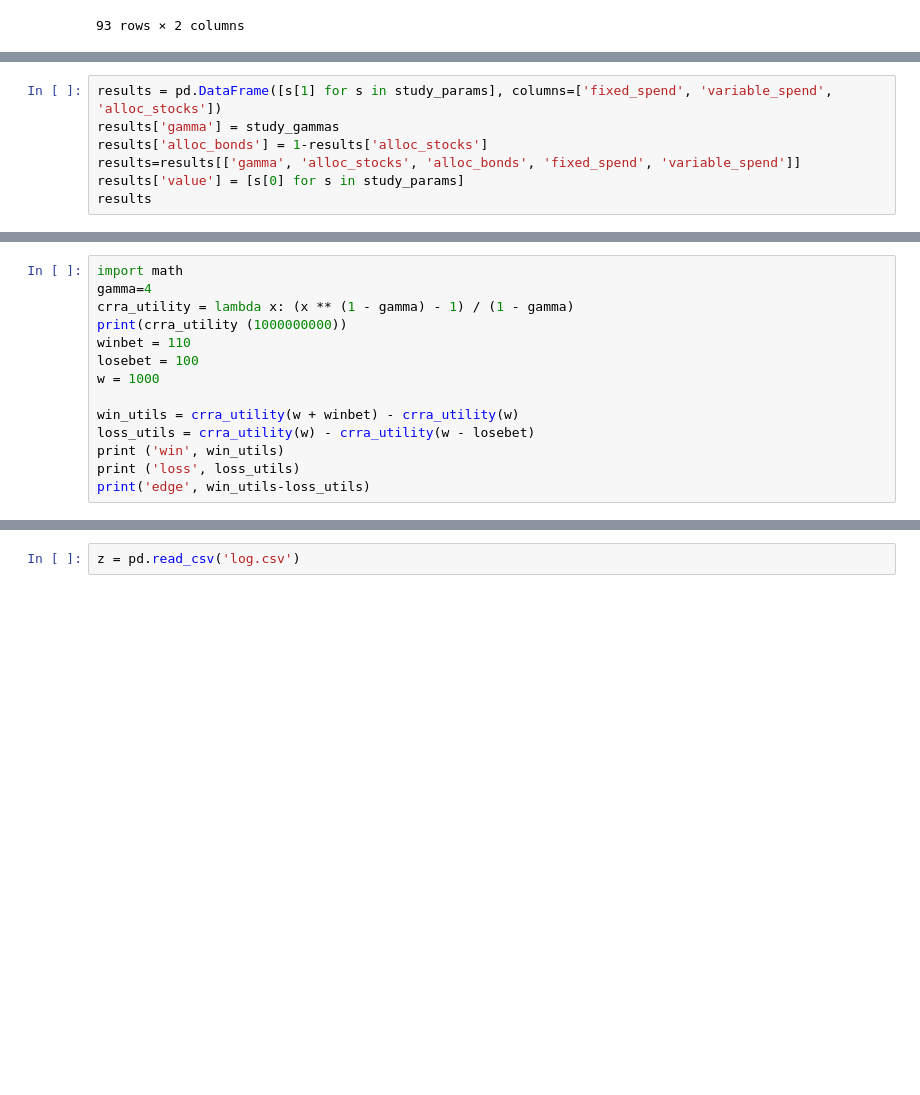
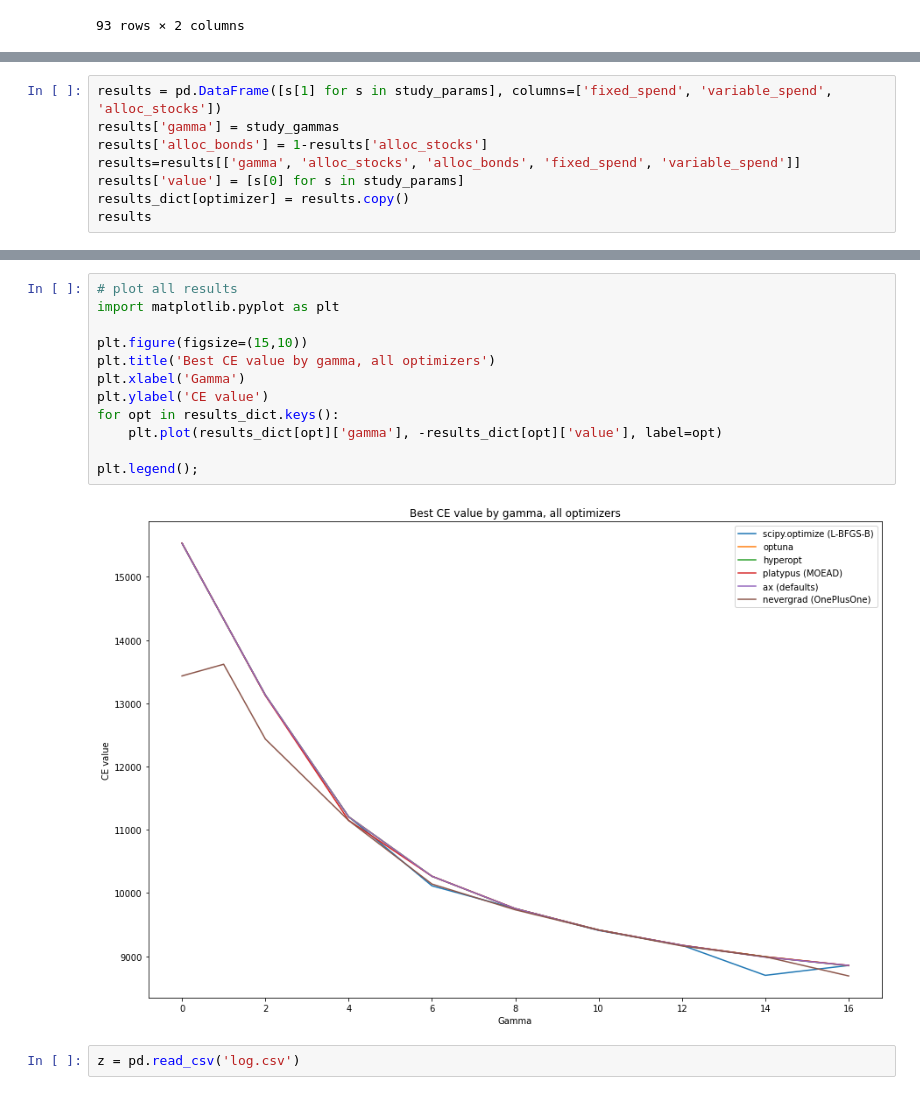
Before and after one commit to druce/swr, a Jupyter notebook: optimize.ipynb, the cells around one changed output, grey strips where cells are left out. Drawn from its saved outputs; the diff is of its cells as text; blank space fills up the shorter version.

```diff
--- a/optimize.ipynb
+++ b/optimize.ipynb
@@ -437,4 +760,5 @@ results['gamma'] = study_gammas
 results['alloc_bonds'] = 1-results['alloc_stocks']
 results=results[['gamma', 'alloc_stocks', 'alloc_bonds', 'fixed_spend', 'variable_spend']]
 results['value'] = [s[0] for s in study_params]
+results_dict[optimizer] = results.copy()
 results
@@ -489,14 +836,0 @@ s.analyze()
-# %%
-import math
-gamma=4
-crra_utility = lambda x: (x ** (1 - gamma) - 1) / (1 - gamma)
-print(crra_utility (1000000000))
-winbet = 110
-losebet = 100
-w = 1000
-
-win_utils = crra_utility(w + winbet) - crra_utility(w)
-loss_utils = crra_utility(w) - crra_utility(w - losebet)
-print ('win', win_utils)
-print ('loss', loss_utils)
-print('edge', win_utils-loss_utils)
@@ -524,3 +1087,17 @@ def general_ce(cashflows, gamma):
+# %%
+# plot all results
+import matplotlib.pyplot as plt
+
+plt.figure(figsize=(15,10))
+plt.title('Best CE value by gamma, all optimizers')
+plt.xlabel('Gamma')
+plt.ylabel('CE value')
+for opt in results_dict.keys():
+    plt.plot(results_dict[opt]['gamma'], -results_dict[opt]['value'], label=opt)
+
+plt.legend();
+# %% [output]
+[figure, added]
 # %%
 z = pd.read_csv('log.csv')
 # %%
```
Also changed, not shown: parts of 38 cells of this notebook.
